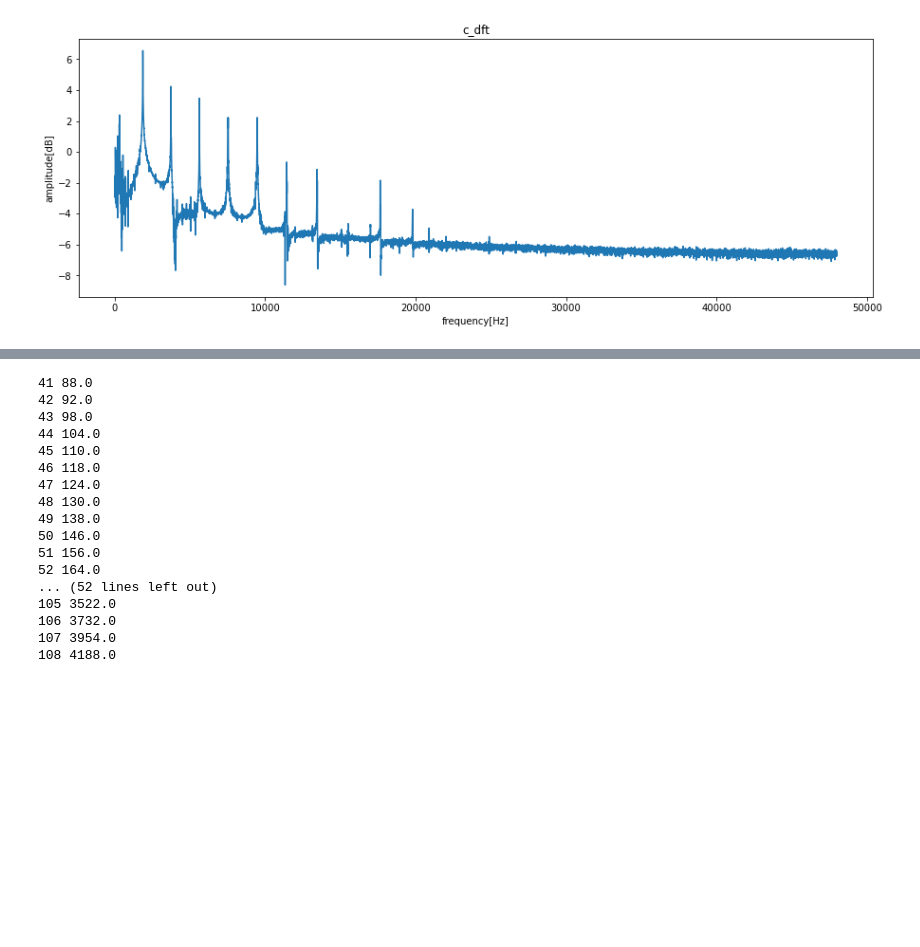
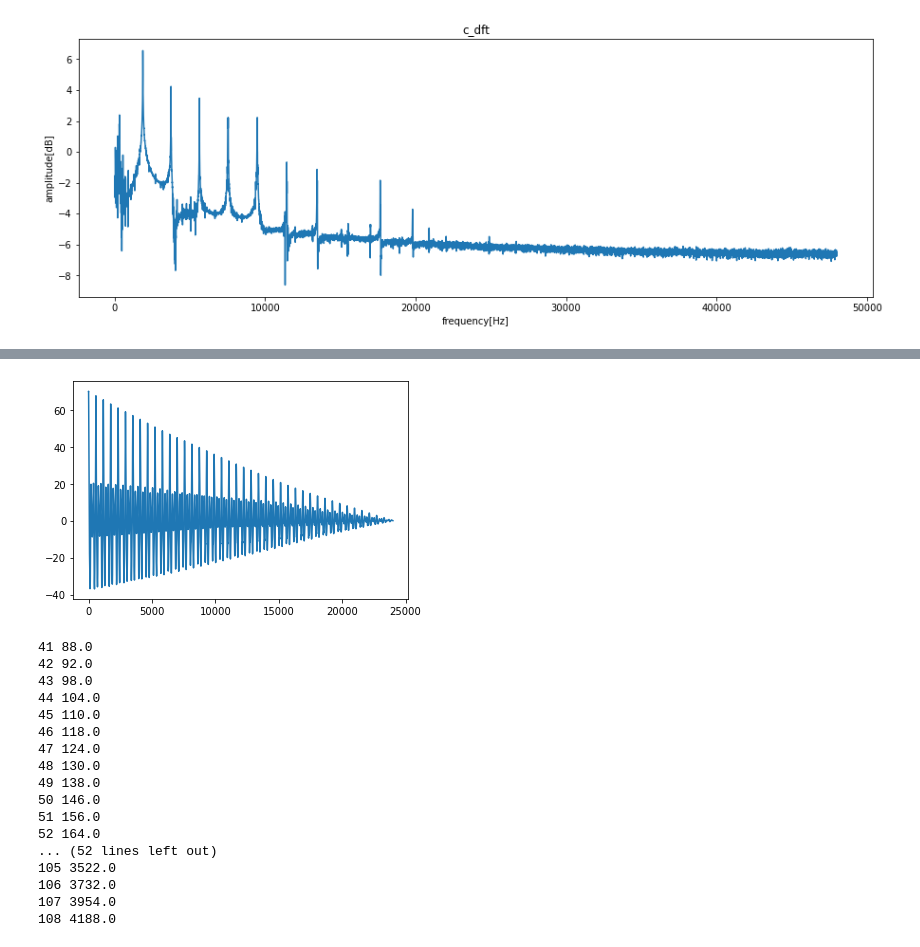
Before and after one commit to jirmusovic/Signaly-a-systemy, a Jupyter notebook: py/proj.ipynb, the cells around one changed output, grey strips where cells are left out. Saved outputs shown, nothing was run; the diff lists cells and outputs as text; code cells hidden in the pictures; blank space fills up the shorter version.

```diff
--- a/py/proj.ipynb
+++ b/py/proj.ipynb
@@ -126,16 +127,20 @@ plt.show()
 # %%
 
 i = 24
 f0 = np.zeros(MIDITO+1)
 for tone in xall[i:41]:
     autocorr = np.correlate(tone, tone, mode = 'full')
-    autocorr = autocorr[autocorr.size//2:]
+    autocorr = autocorr[autocorr.size//2-1:]
     b1 = ss.find_peaks(autocorr, max(autocorr)//1.4)[0][0]
     b2 = ss.find_peaks(autocorr, max(autocorr)//1.4)[0][1]
     f0[i] = 1/(b2-b1)*Fs
 
-    print(i, Fs/(b2-b1), file=open("output.txt", 'a'))
+    #print(i, Fs/(b2-b1), file=open("output.txt", 'a'))
     i += 1
+plt.plot(autocorr[:autocorr.size])
+plt.show()
+# %% [output]
+[figure, added]
 # %%
 i = 41
 for tone in xall[41:]:
```
Also changed, not shown: parts of 2 cells of this notebook, 1 other file.
